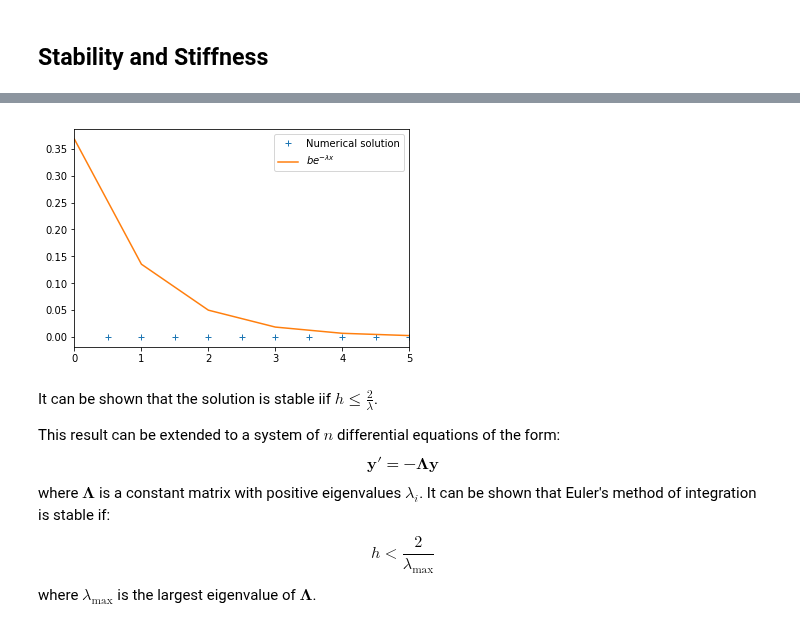
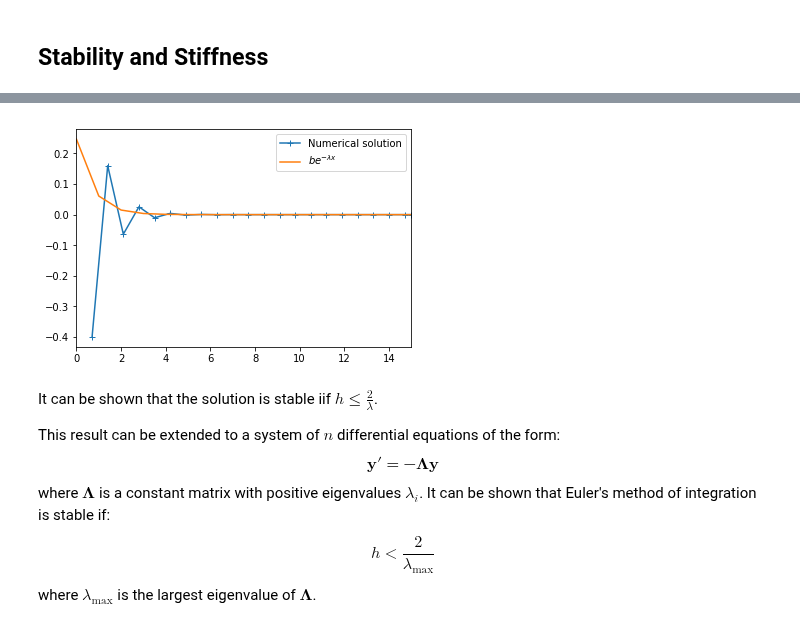
Before and after one commit to tgteacher/numerical-methods, a Jupyter notebook: notebooks/Chapter7.ipynb, the cells around one changed output, grey strips where cells are left out. Saved outputs shown, nothing was run; the diff lists cells and outputs as text; code cells hidden in the pictures.

```diff
--- a/notebooks/Chapter7.ipynb
+++ b/notebooks/Chapter7.ipynb
@@ -189,7 +197,7 @@ plt.plot(x, exp(x))
 x0 = 0
 h = 3
 y = exp(0)
-k = exp(y)
+k = y
 plt.annotate(s='$k_0$', xy=(x0, y), xytext=(x0+1, y + k), arrowprops=dict(arrowstyle='<-', color='red'))
 plt.plot([x0, x0+h/2], [y, y + h/2*k], '--', color='orange')
 plt.plot([h/2, h/2], [0, y + h/2*k], '--', color='orange')
@@ -198,16 +206,16 @@ plt.annotate("y(x+h/2)", xy=(h/2, y + h/2*k+0.5), color='orange')
 
 x0 = x0+h/2
 y = y + h/2*k
-print(x0, y)
-k = exp(y)
-plt.annotate(s='$k_1$', xy=(x0, y), xytext=(x0+.1, y + .1*k), arrowprops=dict(arrowstyle='<-', color='red'))
-plt.plot([x0, x0+h/2], [y, y + h/2*k], '--', color='orange')
-plt.plot([h/2, h/2], [0, y + h/2*k], '--', color='orange')
-plt.plot([h/2], [y + h/2*k], 'o', color='orange')
-plt.annotate("y(x+h/2)", xy=(h/2, y + h/2*k+0.5), color='orange')
+k = y
+plt.annotate(s='$k_1$', xy=(x0, y), xytext=(x0+1, y + k), arrowprops=dict(arrowstyle='<-', color='green'))
+plt.plot([0, h], [exp(0), exp(0) + h*k], '--', color='orange')
+plt.plot([h, h], [0, exp(0) + h*k], '--', color='orange')
+plt.plot([h], [exp(0) + h*k], 'o', color='orange')
+plt.annotate("y(x+h)", xy=(h, exp(0) + h*k + 0.5), color='orange')
+plt.annotate(s='', xy=(0, exp(0)), xytext=(1, exp(0) + k), arrowprops=dict(arrowstyle='<-', color='green'))
 
-plt.xticks([0, 3], ["x", "x+h"])
+plt.xticks([0, 1.5, 3], ["x", "x+h/2", "x+h"])
 plt.yticks([])
 plt.ylim(0, exp(3.1))
-#plt.show()
+plt.show()
 # %% [output]
@@ -238,4 +246,12 @@ def runge_kutta_2(F, x0, y0, x, h):
 # %%
+from numpy import array, exp
+
+def F(x, y):
+    return array([
+                    y[1],
+                    -0.1*y[1]-x
+                ])
+
 X, Y = euler(F, 0, array([0, 1]), 2, 0.05)
 X1, Y1 = runge_kutta_2(F, 0, array([0, 1]), 2, 0.05)
 from matplotlib import pyplot as plt
@@ -367,23 +418,23 @@ The analytical solution of this problem is $y(x)=\beta e^{-\lambda x}$
 # %%
 ### Illustration
 
 lam = 2
 beta = 1
-h = 0.5
-xmax = 5
+h = 0.7
+xmax = 15
 
 def F(x, y):
     return -lam*y
 
 X, Y = euler(F, 0, beta, xmax, h)
 from matplotlib import pyplot as plt
 from numpy import exp
-plt.plot(X, Y, '+', beta*exp(-lam*X))
+plt.plot(X, Y, '-+', beta*exp(-lam*X))
 plt.legend(['Numerical solution', '$be^{-\lambda x}$'])
 plt.xlim(0, xmax)
 plt.show()
 # %% [output]
-[figure, old version]
+[figure, new version]
 # %% [markdown]
 It can be shown that the solution is stable iif $h \leq \frac{2}{\lambda}$.
 
```
Also changed, not shown: parts of 16 cells of this notebook.
